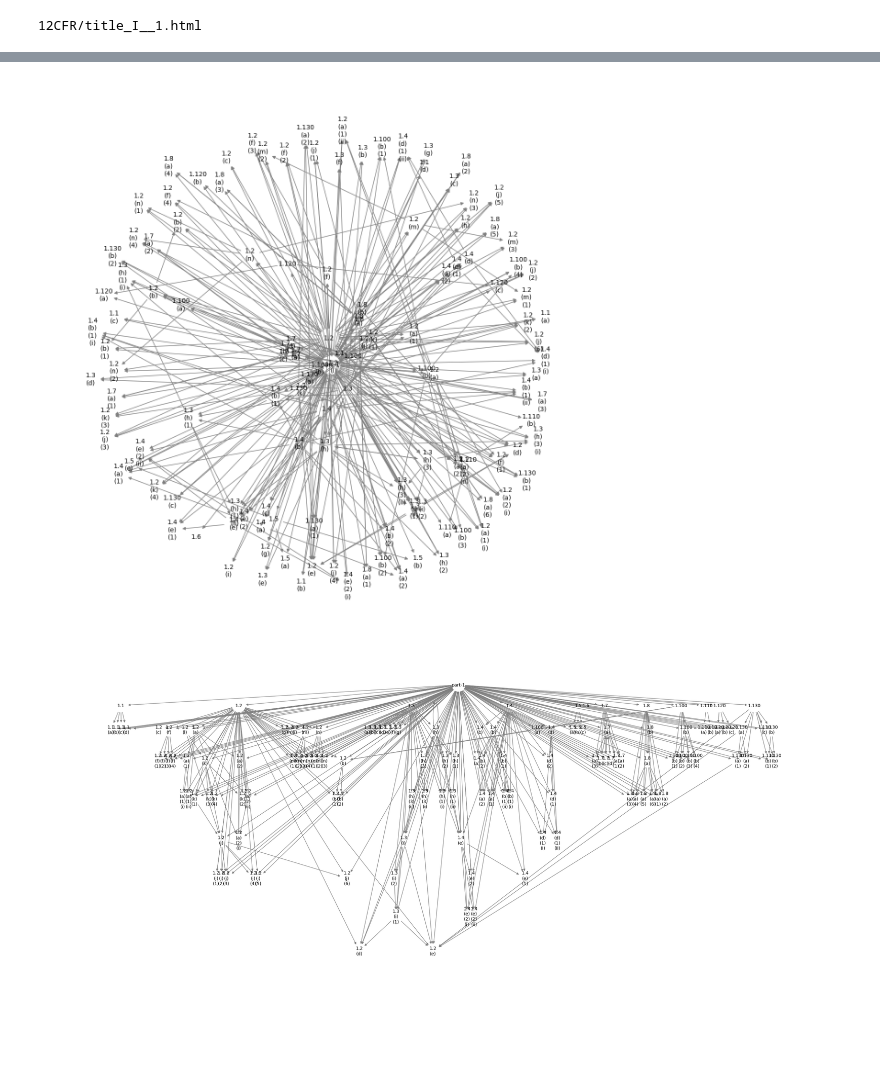
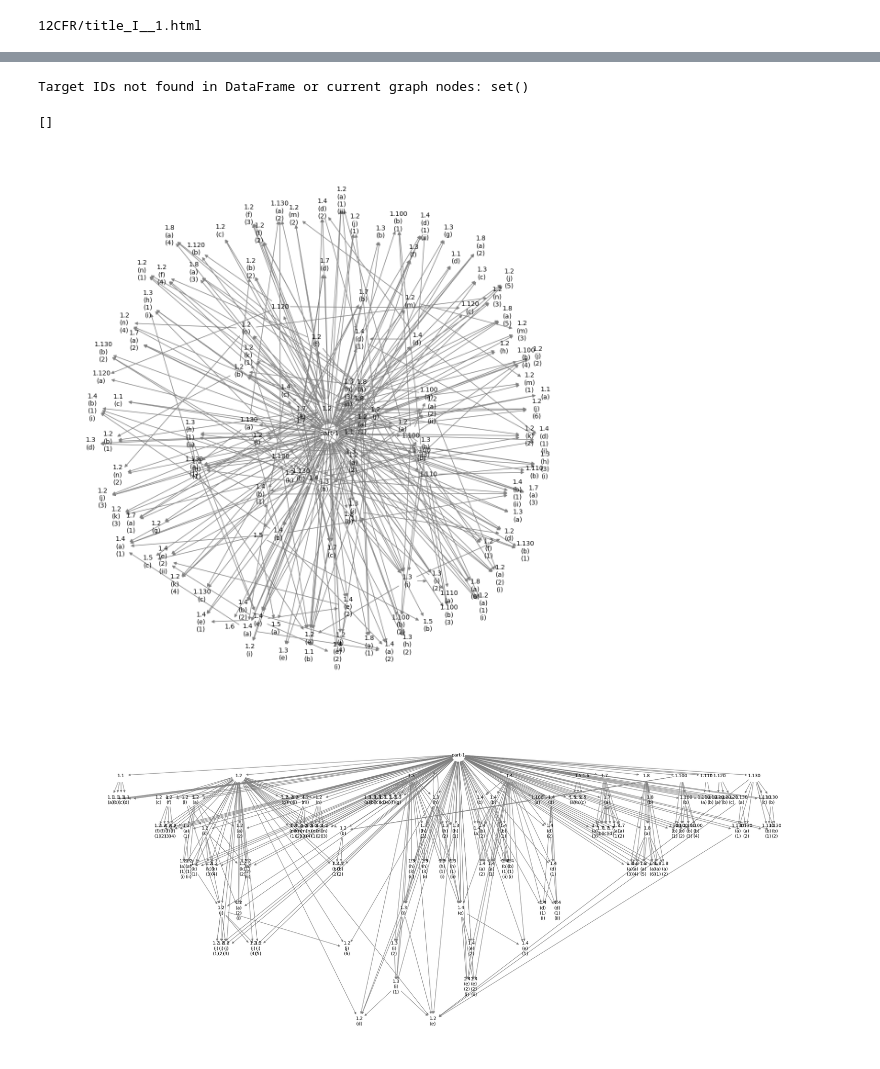
Before and after one commit to dsagman/CFR-Parsing, a Jupyter notebook: graph.ipynb, the cells around one changed output, grey strips where cells are left out. Saved outputs shown, nothing was run; the diff lists cells and outputs as text; code cells hidden in the pictures; blank space fills up the shorter version.

```diff
--- a/graph.ipynb
+++ b/graph.ipynb
@@ -156,3 +168,21 @@ Name: p-1.2(a), dtype: object
+# %%
+# Before your existing code for building the graph, add:
+
+missing_target_ids = set()
+
+# Inside your loop where you're processing each row and its 'link_targets', add:
+
+for target_id in row['link_targets']:
+    if target_id not in df.index and target_id not in G:
+        missing_target_ids.add(target_id)  # Add this target_id to our diagnostic set
+
+# ... (rest of your graph-building code) ...
+
+# After you've built the graph, examine the 'missing_target_ids' set:
+
+print("Target IDs not found in DataFrame or current graph nodes:", missing_target_ids)
+# %% [output]
+Target IDs not found in DataFrame or current graph nodes: set()
 # %%
 # Create a new directed graph
 G = nx.DiGraph()
@@ -162,32 +192,46 @@ for node_id in df.index:
     node_text = df.at[node_id, 'text']
     G.add_node(node_id, text=node_text)
 
-# Add edges to the graph based on link targets and child relationships
+# Add edges based on link targets and child relationships, and add nodes if they don't exist
 for node_id, row in df.iterrows():
-    # Add edges for link targets
+    # Link targets
     for target_id in row['link_targets']:
-        if target_id in df.index:
-            G.add_edge(node_id, target_id)
+        if not G.has_node(target_id):
+            # Add the node if it's not already in the graph
+            G.add_node(target_id, text=target_id, incomplete=True)  # or whatever minimal info you have
+        # Add the edge, regardless of whether it was already there or not
+        G.add_edge(node_id, target_id)
 
-    # Add edges for child relationships
+    # Child relationships
     for child_id in row['child_ids']:
         if child_id in df.index:
             G.add_edge(node_id, child_id)  # Adding an edge from parent to child
 
-
+# Create a mapping for new labels
+label_mapping = {}
 for node in G.nodes():
     new_label = node.replace('p-', '')
     new_label = new_label.replace('(', '\n(')
-    G = nx.relabel_nodes(G, {node: new_label})
+    label_mapping[node] = new_label
+
+# Now, relabel the nodes in one go
+G = nx.relabel_nodes(G, label_mapping)
+
+# Identify incomplete nodes
+incomplete_nodes = [node for node, data in G.nodes(data=True) if 'incomplete' in data]
+
+incomplete_nodes
+# %% [output]
+[]
 # %%
 
 # Draw the graph
-pos = nx.spring_layout(G, seed=7)
+pos = nx.spring_layout(G, seed=7, k=0.5, iterations=50)
 plt.figure(figsize=(12, 12))
 nx.draw(G, pos, with_labels=True, node_color='none', node_size=1000, edge_color='gray', linewidths=1, font_size=10)
 plt.show()
 # %% [output]
-[figure, old version]
+[figure, new version]
 # %%
 # Create a new graph for visualization purposes only, preserving the structure but not the detailed attributes.
 G_simple = nx.DiGraph()
```
Also changed, not shown: parts of 2 cells of this notebook.
